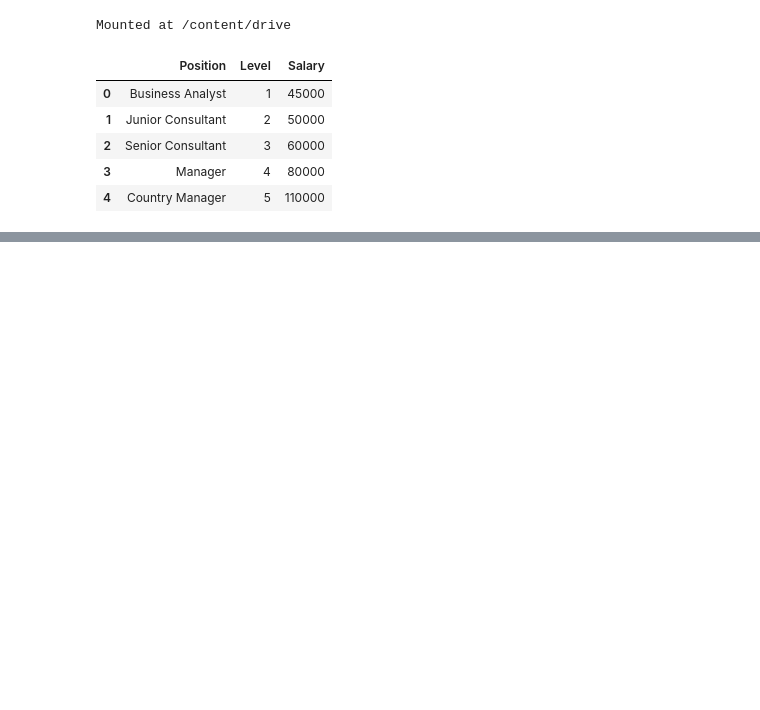
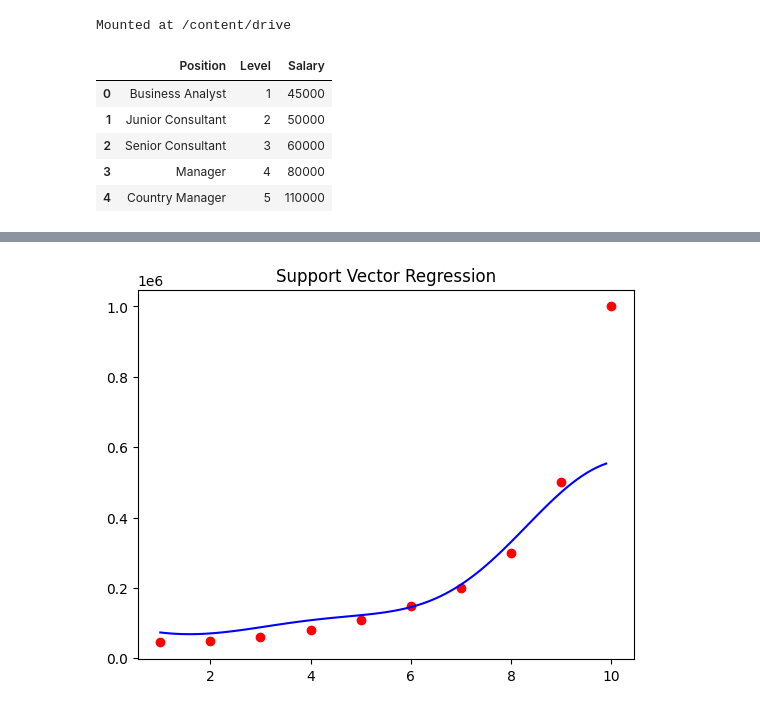
Before and after one commit to Nikhil-Patil-Web/MachineLearningTutorials, a Jupyter notebook: CodeAlongFile.ipynb, the cells around one changed output, grey strips where cells are left out. Cells and saved outputs as stored; diff of their text form; code cells hidden in the pictures; blank space fills up the shorter version.

```diff
--- a/CodeAlongFile.ipynb
+++ b/CodeAlongFile.ipynb
@@ -493,0 +712,11 @@ y=y.values
+# %%
+X_grid = np.arange(min(X_inverse), max(X_inverse), 0.1)
+X_grid = X_grid.reshape(len(X_grid),1)
+plt.scatter(X_inverse, y_inverse, color="red")
+plt.plot(X_grid, sc_y.inverse_transform(regressor.predict(sc_X.transform(X_grid)).reshape(-1,1)), color="blue")
+plt.title("Support Vector Regression")
+plt.xlabel ="Position Level"
+plt.ylabel ="Salary"
+plt.show()
+# %% [output]
+[figure, added]
```
Also changed, not shown: parts of 27 cells of this notebook.
